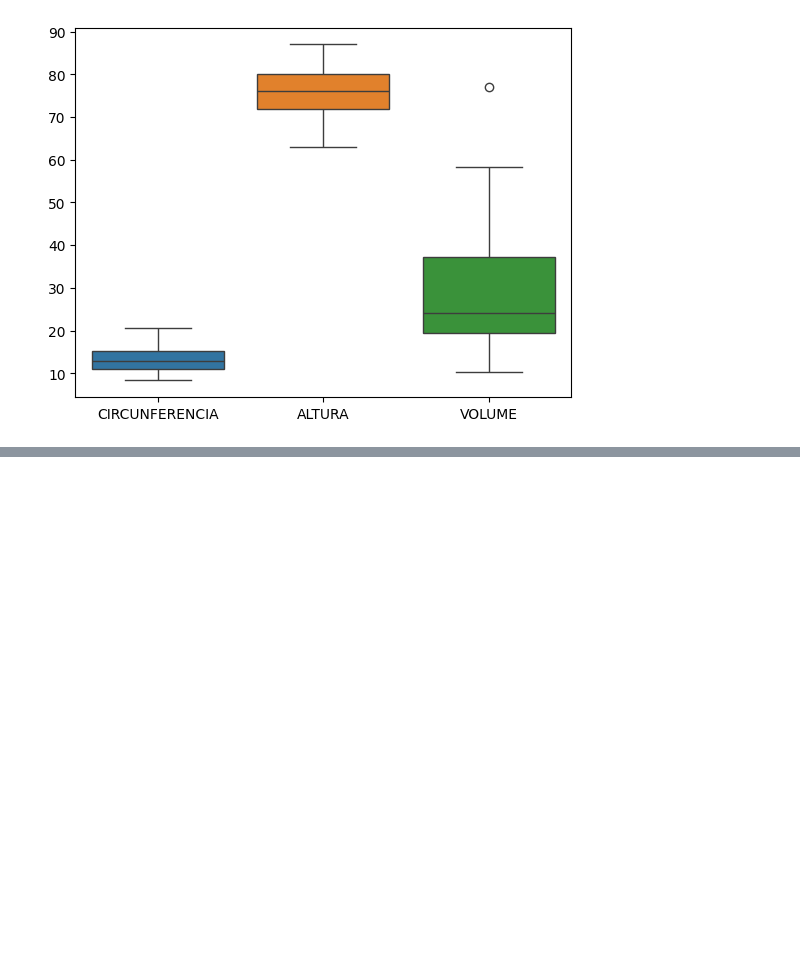
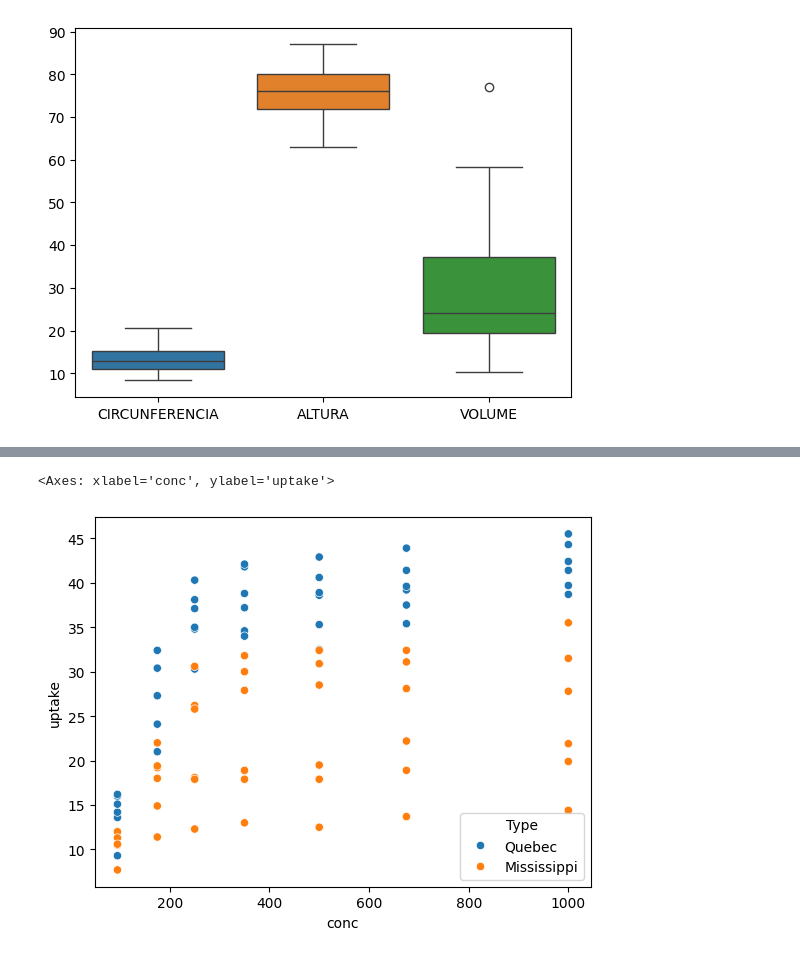
Before and after one commit to devigorll/Curso-CD, a Jupyter notebook: 11_geracao_graficos.ipynb, the cells around one changed output, grey strips where cells are left out. Cells and saved outputs as stored; diff of their text form; code cells hidden in the pictures; blank space fills up the shorter version.

```diff
--- a/11_geracao_graficos.ipynb
+++ b/11_geracao_graficos.ipynb
@@ -291,0 +294,4 @@ sns.boxplot(data = base)
+# %%
+base3 = pd.read_csv("/content/drive/MyDrive/UDEMY/CURSO CD/05. GRAFICOS VISUALIZACOES E DASHBOARDS/Cópia de co2.csv")
+
+base3
@@ -291,0 +312,7 @@ sns.boxplot(data = base)
+# %%
+# Gerando gráfico de dispersão com duas variáveis agrupando pelo tipo
+
+sns.scatterplot(x = base3.conc,  y = base3.uptake, hue = base3.Type)
+# %% [output]
+<Axes: xlabel='conc', ylabel='uptake'>
+[figure, added]
```
Also changed, not shown: parts of 9 cells of this notebook.
